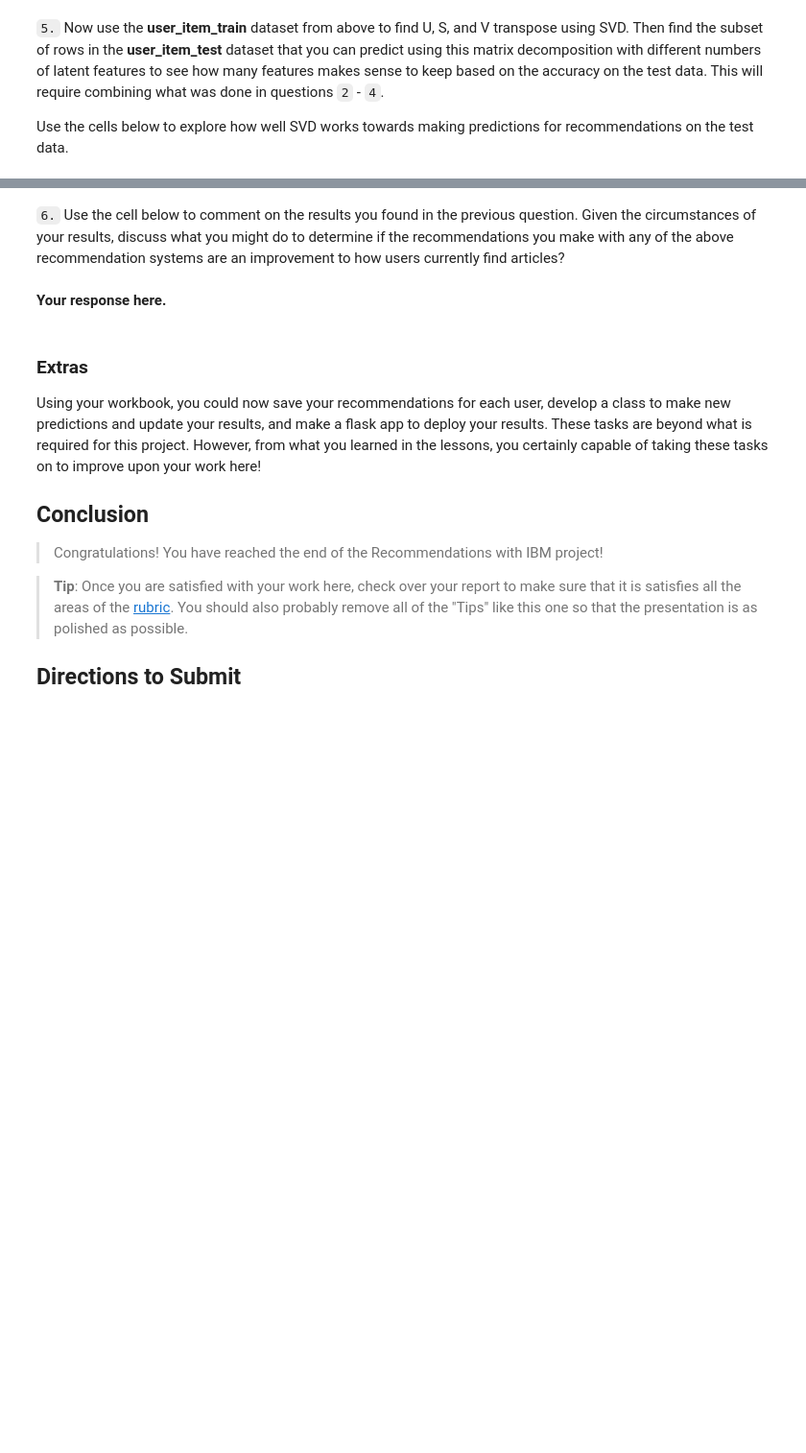
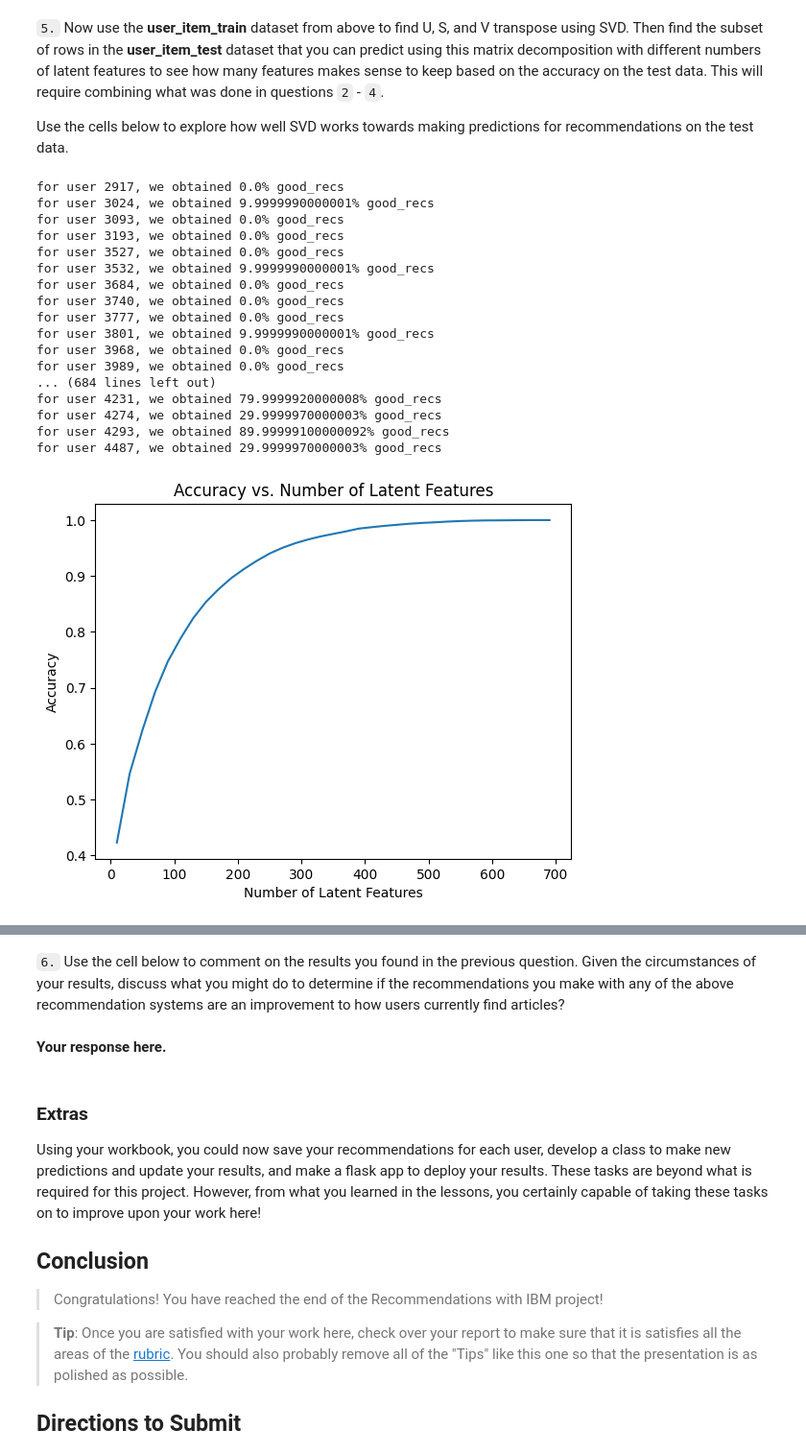
Before and after one commit to edonkoh/Recommendation_engine, a Jupyter notebook: Notebooks/Recommendations_with_IBM.ipynb, the cells around one changed output, grey strips where cells are left out. Shown at 96% size. Saved outputs shown, nothing was run; the diff lists cells and outputs as text; code cells hidden in the pictures; blank space fills up the shorter version.

```diff
--- a/Notebooks/Recommendations_with_IBM.ipynb
+++ b/Notebooks/Recommendations_with_IBM.ipynb
@@ -672,7 +731,16 @@ def create_test_and_train_user_item(df_train, df_test):
 
     '''
     # Your code here
+    user_item_train = create_user_item_matrix(df_train)
+    user_item_test = create_user_item_matrix(df_test)
+
+    test_idx = user_item_test.index.values.tolist()
+    test_arts = user_item_test.columns.values.astype(float).astype("str").tolist()
 
     return user_item_train, user_item_test, test_idx, test_arts
 
 user_item_train, user_item_test, test_idx, test_arts = create_test_and_train_user_item(df_train, df_test)
+# %%
+user_item_test.shape
+
+train_idx = user_item_train.index.values.tolist()
@@ -698,7 +793,73 @@ t.sol_4_test(sol_4_dict)
 Use the cells below to explore how well SVD works towards making predictions for recommendations on the test data.
 # %%
 # fit SVD on the user_item_train matrix
-u_train, s_train, vt_train = # fit svd similar to above then use the cells below
+u_train, s_train, vt_train = np.linalg.svd(user_item_train) # fit svd similar to above then use the cells below
 # %%
 # Use these cells to see how well you can use the training
 # decomposition to predict on test data
+known_test_users = [user for user in test_idx if user in train_idx]
+idx = user_item_test.index.isin(known_test_users)
+known_user_item_test = user_item_test[idx]
+# %%
+num_latent_feats = np.arange(10,700+10,20)
+sum_errs = []
+avg_scores = []
+for k in num_latent_feats:
+#k = num_latent_feats[0]
+# restructure with k latent features
+    s_new, u_new, vt_new = np.diag(s_train[:k]), u_train[:, :k], vt_train[:k, :]
+
+    # take dot product
+    user_item_est = np.around(np.dot(np.dot(u_new, s_new), vt_new))
+
+    # compute error for each prediction to actual value
+    diffs = np.subtract(user_item_train, user_item_est)
+
+    # total errors and keep track of them
+    err = np.sum(np.sum(np.abs(diffs)))
+    sum_errs.append(err)
+    user_scores = []
+
+    for user in known_test_users:
+        #print(f'current is {user} with type {type(user)}')
+        user_item_est_df = pd.DataFrame(
+
+            user_item_est,
+            index= user_item_train.index
+
+        )
+        user_item_est_df.columns = user_item_train.columns
+        #print(user_item_est_df)
+        user_recs, _ = user_user_recs_part2(user, 10, user_item_est_df)
+        test_user_article_id, _ = get_user_articles(user, user_item_test)
+        good_recs = [art_id for art_id in user_recs if art_id in test_user_article_id]
+        pct_good_recs = len(good_recs)/(len(user_recs)+.000001)
+        print(f'for user {user}, we obtained {pct_good_recs * 100}% good_recs')
+        user_scores.append(pct_good_recs)
+
+
+    avg_scores.append(np.mean(user_scores))
+
+plt.plot(num_latent_feats, 1 - np.array(sum_errs)/df.shape[0]);
+plt.xlabel('Number of Latent Features');
+plt.ylabel('Accuracy');
+plt.title('Accuracy vs. Number of Latent Features');
+# %% [output]
+for user 2917, we obtained 0.0% good_recs
+for user 3024, we obtained 9.9999990000001% good_recs
+for user 3093, we obtained 0.0% good_recs
+for user 3193, we obtained 0.0% good_recs
+for user 3527, we obtained 0.0% good_recs
+for user 3532, we obtained 9.9999990000001% good_recs
+for user 3684, we obtained 0.0% good_recs
+for user 3740, we obtained 0.0% good_recs
+for user 3777, we obtained 0.0% good_recs
+for user 3801, we obtained 9.9999990000001% good_recs
+for user 3968, we obtained 0.0% good_recs
+for user 3989, we obtained 0.0% good_recs
+... (684 lines left out)
+for user 4231, we obtained 79.9999920000008% good_recs
+for user 4274, we obtained 29.9999970000003% good_recs
+for user 4293, we obtained 89.99999100000092% good_recs
+for user 4487, we obtained 29.9999970000003% good_recs
+[figure, added]
```
Also changed, not shown: parts of 20 cells of this notebook.
